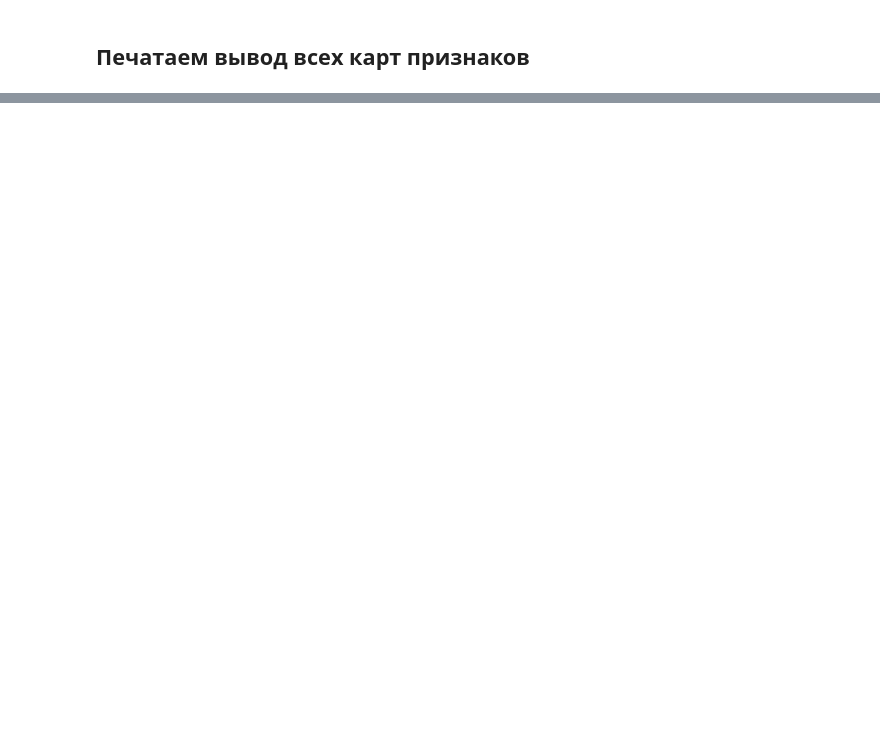
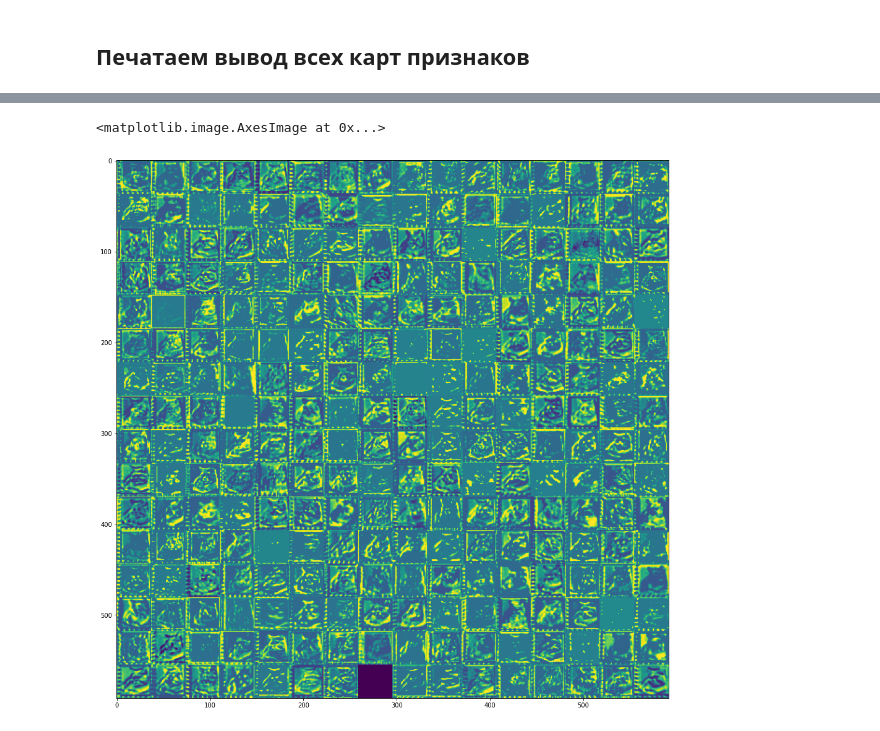
Before and after one commit to vasiliyeskin/MachineLearningExperiences, a Jupyter notebook: transfer_learning/cats_and_dogs_vgg16_visualisationOfCNN.ipynb, the cells around one changed output, grey strips where cells are left out. Saved outputs shown, nothing was run; the diff lists cells and outputs as text; code cells hidden in the pictures; blank space fills up the shorter version.

```diff
--- a/transfer_learning/cats_and_dogs_vgg16_visualisationOfCNN.ipynb
+++ b/transfer_learning/cats_and_dogs_vgg16_visualisationOfCNN.ipynb
@@ -153,0 +171,30 @@ plt.imshow(display_grid, aspect='auto', cmap='viridis')
+# %%
+#### VGG16
+vgg16_net = VGG16(weights='imagenet', include_top=False, input_shape=(150, 150, 3))
+activation_model = Model(inputs=vgg16_net.input, outputs=vgg16_net.layers[8].output)
+activation = activation_model.predict(img_array)
+
+images_per_row = 16
+n_filters = activation.shape[-1]
+size = activation.shape[1]
+n_cols = n_filters // images_per_row
+display_grid = np.zeros((n_cols * size, images_per_row * size))
+
+
+for col in range(n_cols):
+    for row in range(images_per_row):
+        channel_image = activation[0, :, :, col * images_per_row + row]
+        channel_image -= channel_image.mean()
+        channel_image /= channel_image.std()
+        channel_image *= 64
+        channel_image += 128
+        channel_image = np.clip(channel_image, 0, 255).astype('uint8')
+        display_grid[col * size : (col + 1) * size, row * size : (row + 1) * size] = channel_image
+
+scale = 1. / size
+plt.figure(figsize=(scale * display_grid.shape[1], scale * display_grid.shape[0]))
+plt.grid(False)
+plt.imshow(display_grid, aspect='auto', cmap='viridis')
+# %% [output]
+<matplotlib.image.AxesImage at 0x...>
+[figure, added]
```
Also changed, not shown: parts of 11 cells of this notebook.
